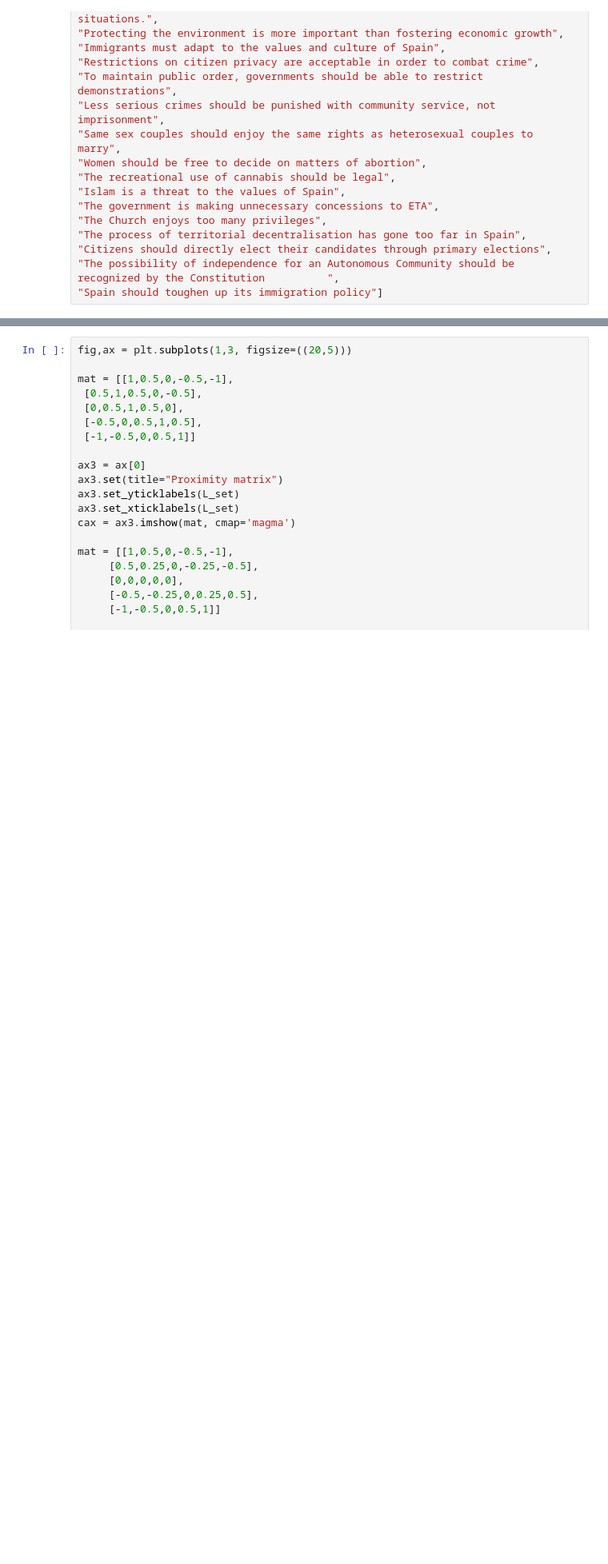
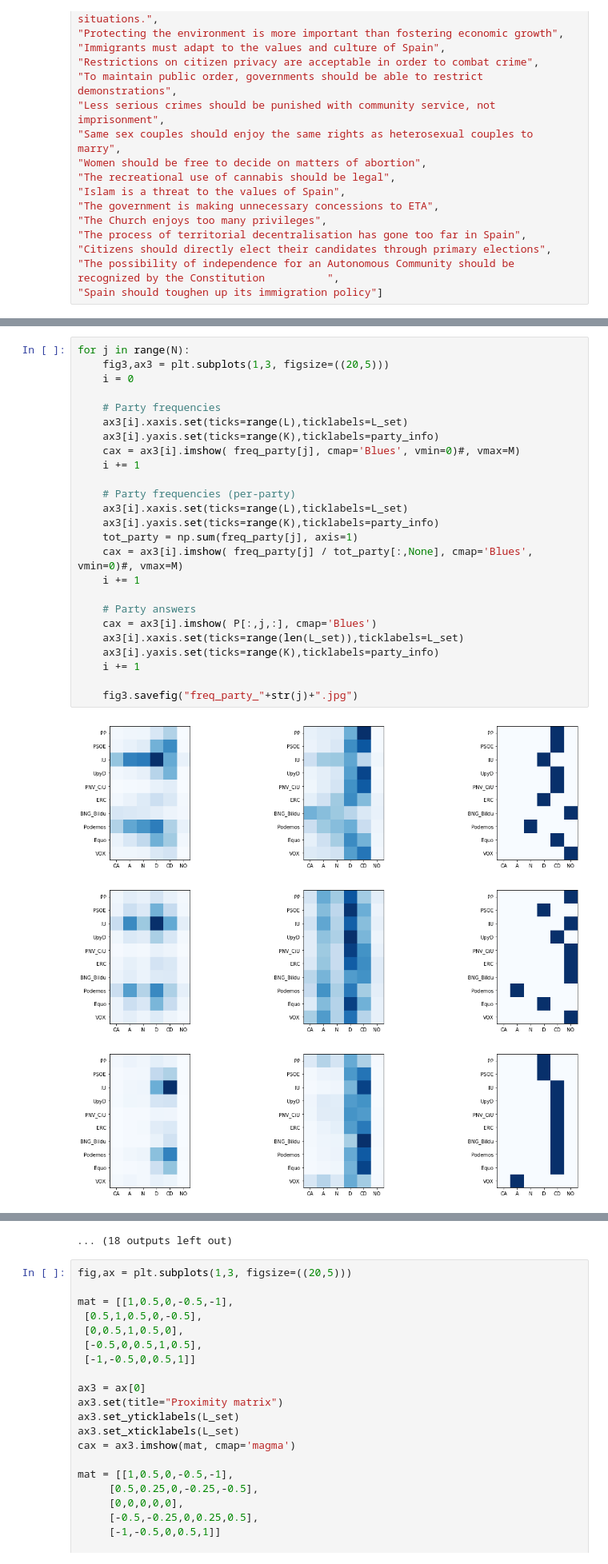
Before and after one commit to Juillermo/VAA-data, a Jupyter notebook: Root/Algorithm/Algorithm.ipynb, the cells around one changed output, grey strips where cells are left out. Shown at 80% size. Cells and saved outputs as stored; diff of their text form; blank space fills up the shorter version.

```diff
--- a/Root/Algorithm/Algorithm.ipynb
+++ b/Root/Algorithm/Algorithm.ipynb
@@ -434,0 +509,29 @@ for j in range(N):
+# %%
+for j in range(N):
+    fig3,ax3 = plt.subplots(1,3, figsize=((20,5)))
+    i = 0
+
+    # Party frequencies
+    ax3[i].xaxis.set(ticks=range(L),ticklabels=L_set)
+    ax3[i].yaxis.set(ticks=range(K),ticklabels=party_info)
+    cax = ax3[i].imshow( freq_party[j], cmap='Blues', vmin=0)#, vmax=M)
+    i += 1
+
+    # Party frequencies (per-party)
+    ax3[i].xaxis.set(ticks=range(L),ticklabels=L_set)
+    ax3[i].yaxis.set(ticks=range(K),ticklabels=party_info)
+    tot_party = np.sum(freq_party[j], axis=1)
+    cax = ax3[i].imshow( freq_party[j] / tot_party[:,None], cmap='Blues', vmin=0)#, vmax=M)
+    i += 1
+
+    # Party answers
+    cax = ax3[i].imshow( P[:,j,:], cmap='Blues')
+    ax3[i].xaxis.set(ticks=range(len(L_set)),ticklabels=L_set)
+    ax3[i].yaxis.set(ticks=range(K),ticklabels=party_info)
+    i += 1
+
+    fig3.savefig("freq_party_"+str(j)+".jpg")
+# %% [output]
+[figure, added]
+[figure, added]
+[figure, added]
@@ -435,3 +547,4 @@ for j in range(N):
+... (18 outputs left out)
 # %%
 fig,ax = plt.subplots(1,3, figsize=((20,5)))
 
```
Also changed, not shown: parts of 21 cells of this notebook, 37 other files.
